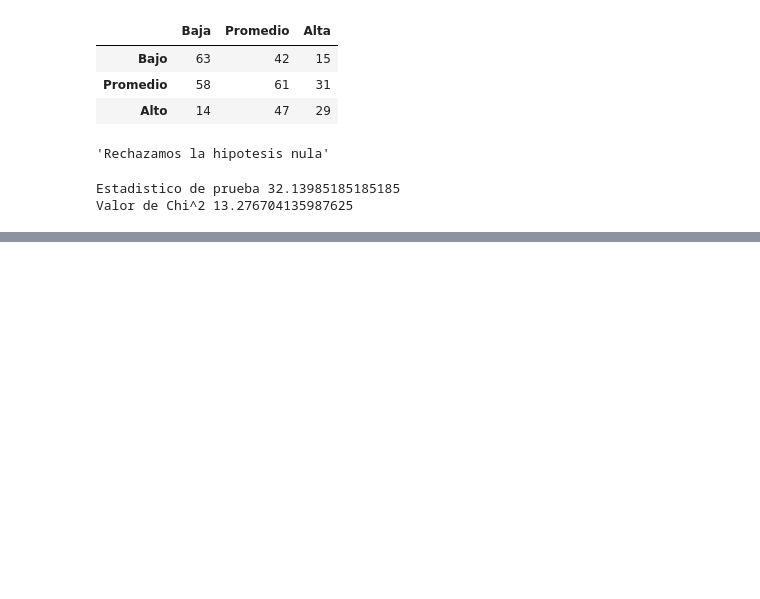
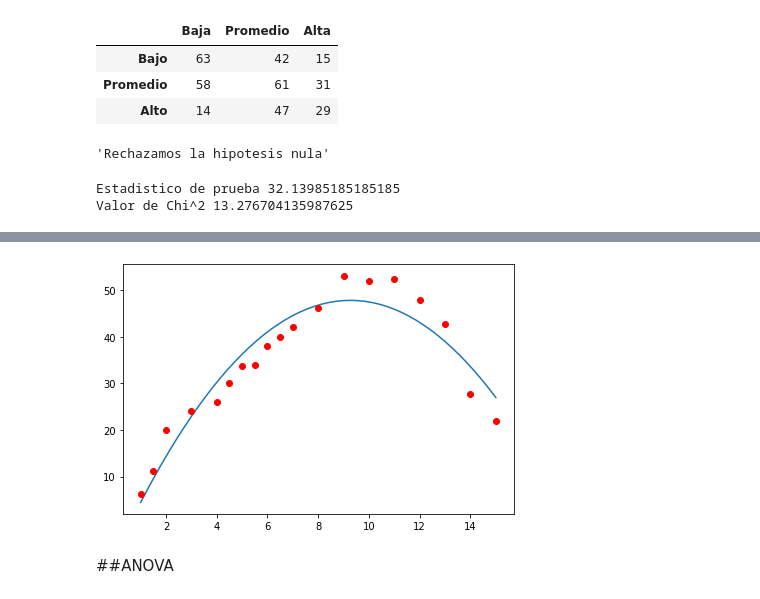
Before and after one commit to DechiWords/Mathematic_and_Statistics, a Jupyter notebook: Funciones_Estadisticas.ipynb, the cells around one changed output, grey strips where cells are left out. Cells and saved outputs as stored; diff of their text form; code cells hidden in the pictures; blank space fills up the shorter version.

```diff
--- a/Funciones_Estadisticas.ipynb
+++ b/Funciones_Estadisticas.ipynb
@@ -1412,0 +1667,14 @@ Valor de Chi^2 13.276704135987625
+# %%
+#GRAFICAMOS LOS DATOS Y LA ECUACION OBTENIDA
+
+#GRAFICAMOS EL POLINOMIO
+x_e = np.linspace(min(conc),max(conc))
+plt.plot(x_e,-0.6345*(x_e**2)+11.76*x_e-6.674)
+
+#GRAFICAMOS LOS PUNTOS
+plt.plot(conc,resis,'o',color = 'red')
+plt.tight_layout()
+# %% [output]
+[figure, added]
+# %% [markdown]
+##ANOVA
```
Also changed, not shown: parts of 74 cells of this notebook.
